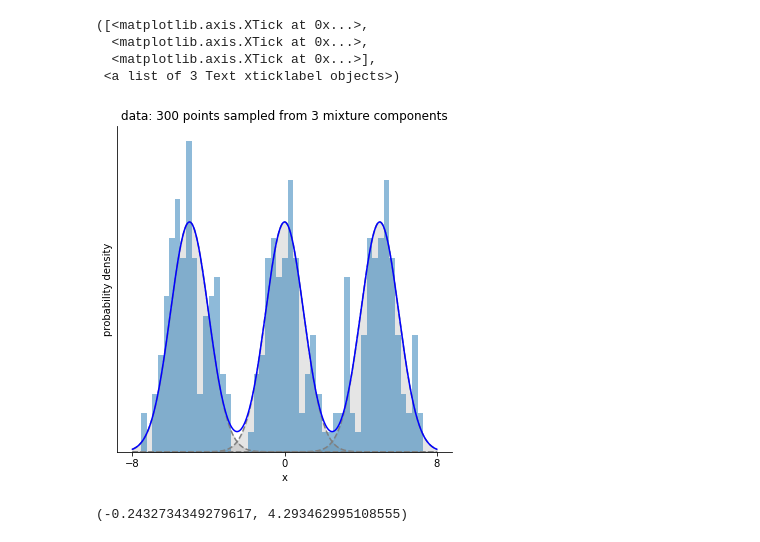
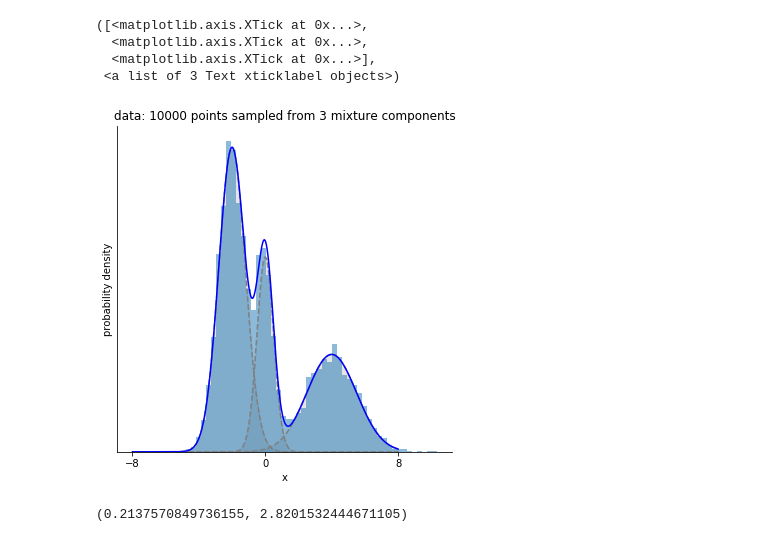
Before and after one commit to maxentile/notebooks, a Jupyter notebook: birth-death moves for RJMC of GMMs.ipynb, the cells around one changed output. Cells and saved outputs as stored; diff of their text form; code cells hidden in the pictures.

```diff
--- a/birth-death moves for RJMC of GMMs.ipynb
+++ b/birth-death moves for RJMC of GMMs.ipynb
@@ -1,6 +1,7 @@
 # %%
 # RJMC for GMMs:
 import matplotlib.pyplot as plt
+import seaborn as sns
 %matplotlib inline
 
 from autograd import numpy as np
@@ -46,7 +47,7 @@ def flat_log_p(theta):
 #true_weights = np.random.rand(n_components)**2
 #true_weights /= np.sum(true_weights)
 
-n_data = 300
+n_data = 10000
 data = np.zeros(n_data)
 #for i in range(n_data):
 #    component = np.random.choice(np.arange(n_components), p=true_weights)
@@ -70,46 +71,51 @@ n_components = 3
 true_means = [-5.0,0.0,5.0]
 true_stdevs = np.ones(n_components)
 true_weights = np.ones(n_components) / 3
-n_data = 300
+
+true_means = [-2.0,0.0,4.0]
+true_stdevs = [0.8, 0.5, 1.5]
+true_weights = [0.5, 0.2, 0.3]
+
+
+n_data = 10000
 data = np.zeros(n_data)
 for i in range(n_data):
-    component = np.random.randint(n_components)
+    component = np.random.choice(range(n_components), p=true_weights)
     data[i] = norm.rvs(loc=true_means[component], scale=true_stdevs[component])
 
 
 plt.figure(figsize=(6,6))
 
 ax = plt.subplot(111)
 
 plt.hist(data, bins=50, normed=True, alpha=0.5);
 x = np.linspace(-8,8, 1000)
 y_tot = np.zeros(x.shape)
 for i in range(n_components):
-
     y = norm.pdf(x, loc=true_means[i], scale=true_stdevs[i]) * true_weights[i]
     plt.plot(x, y, '--', color='grey',)
     plt.fill_between(x, y, color='grey' ,alpha=0.2)
     y_tot += y
 plt.plot(x,y_tot, color='blue',)
 plt.yticks([])
 
 ax.spines['right'].set_visible(False)
 ax.spines['top'].set_visible(False)
 
 plt.title("data: {} points sampled from {} mixture components".format(n_data, n_components))
 plt.ylabel('probability density')
 plt.xlabel('x')
 plt.xticks([-8,0,8])
 # %% [output]
 ([<matplotlib.axis.XTick at 0x...>,
   <matplotlib.axis.XTick at 0x...>,
   <matplotlib.axis.XTick at 0x...>],
  <a list of 3 Text xticklabel objects>)
-[figure, old version]
+[figure, new version]
 # %%
 np.mean(data), np.std(data)
 # %% [output]
-(-0.2432734349279617, 4.293462995108555)
+(0.2137570849736155, 2.8201532444671105)
 # %%
 max_components = 50
 mean_perturbation_scale = 5.0
```
Also changed, not shown: parts of 14 cells of this notebook.
